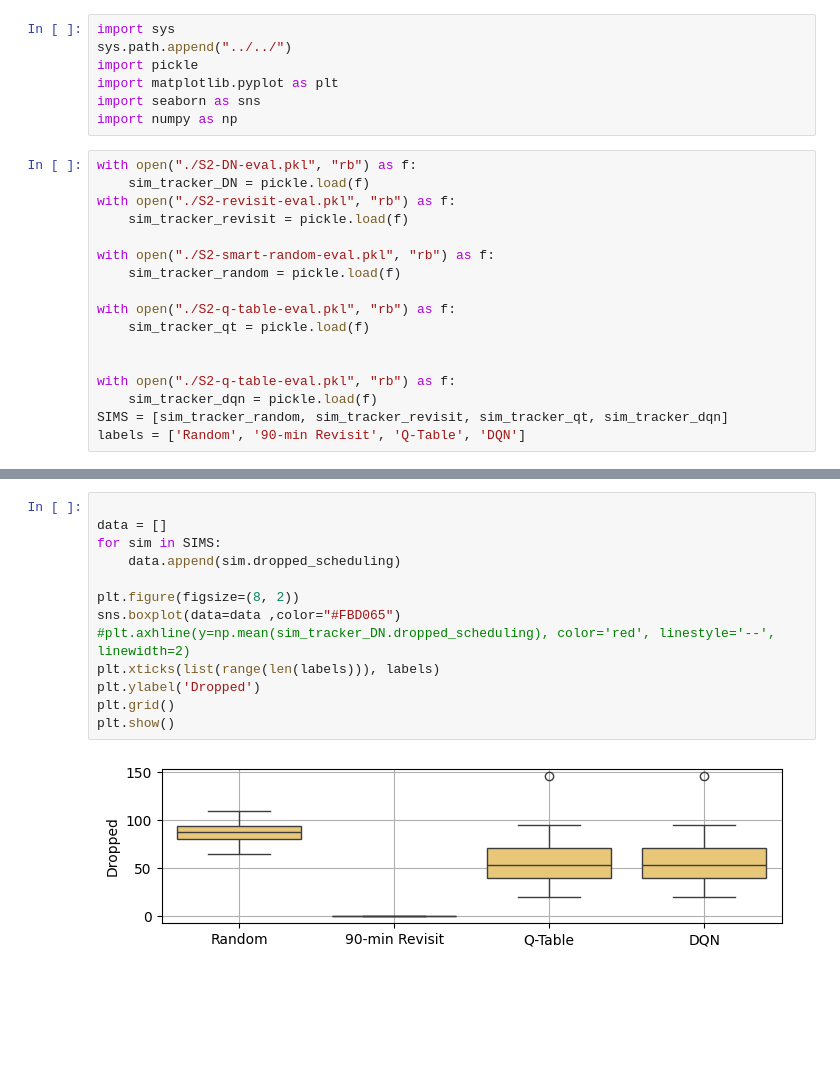
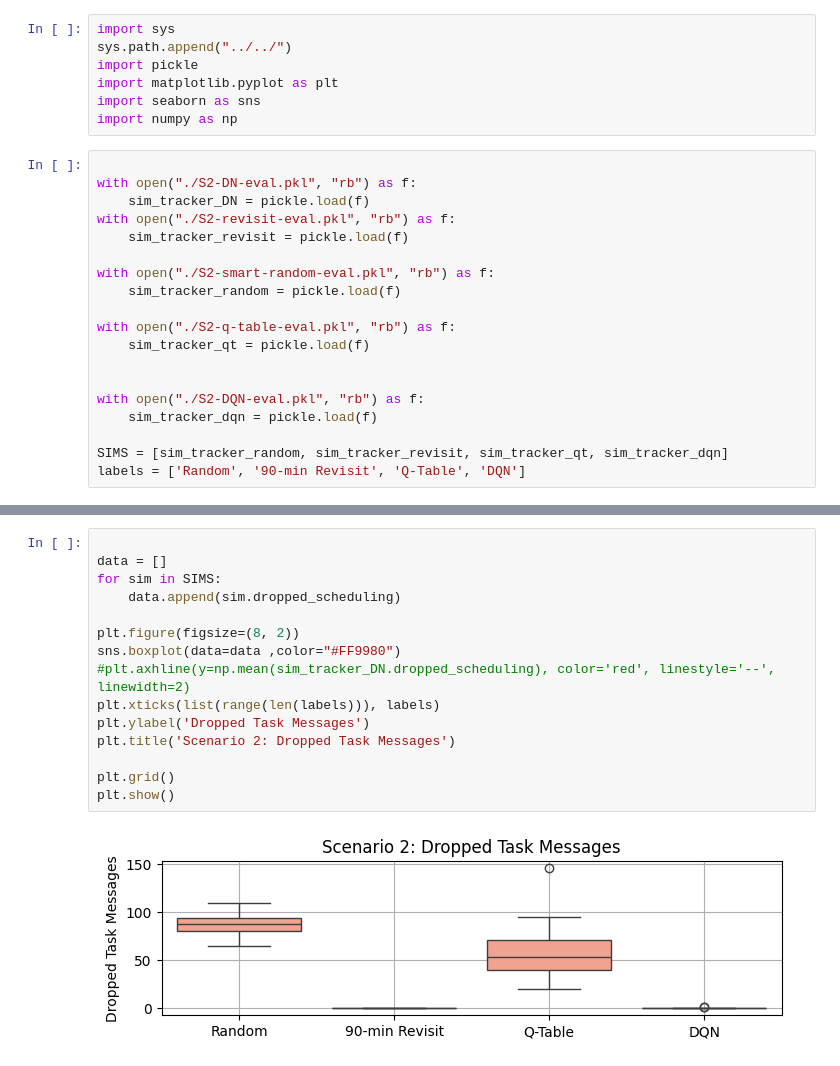
Before and after one commit to tedinspace/ssn-optimization, a Jupyter notebook: scripts/scenario2/results.ipynb, the cells around one changed output, grey strips where cells are left out. Saved outputs shown, nothing was run; the diff lists cells and outputs as text; blank space fills up the shorter version.

```diff
--- a/scripts/scenario2/results.ipynb
+++ b/scripts/scenario2/results.ipynb
@@ -6,6 +6,7 @@ import matplotlib.pyplot as plt
 import seaborn as sns
 import numpy as np
 # %%
+
 with open("./S2-DN-eval.pkl", "rb") as f:
     sim_tracker_DN = pickle.load(f)
 with open("./S2-revisit-eval.pkl", "rb") as f:
@@ -18,8 +19,9 @@ with open("./S2-q-table-eval.pkl", "rb") as f:
     sim_tracker_qt = pickle.load(f)
 
 
-with open("./S2-q-table-eval.pkl", "rb") as f:
+with open("./S2-DQN-eval.pkl", "rb") as f:
     sim_tracker_dqn = pickle.load(f)
+
 SIMS = [sim_tracker_random, sim_tracker_revisit, sim_tracker_qt, sim_tracker_dqn]
 labels = ['Random', '90-min Revisit', 'Q-Table', 'DQN']
 # %%
@@ -57,15 +63,17 @@ plt.show()
 # %%
 
 data = []
 for sim in SIMS:
     data.append(sim.dropped_scheduling)
 
 plt.figure(figsize=(8, 2))
-sns.boxplot(data=data ,color="#FBD065")
+sns.boxplot(data=data ,color="#FF9980")
 #plt.axhline(y=np.mean(sim_tracker_DN.dropped_scheduling), color='red', linestyle='--', linewidth=2)
 plt.xticks(list(range(len(labels))), labels)
-plt.ylabel('Dropped')
+plt.ylabel('Dropped Task Messages')
+plt.title('Scenario 2: Dropped Task Messages')
+
 plt.grid()
 plt.show()
 # %% [output]
-[figure, old version]
+[figure, new version]
```
Also changed, not shown: parts of 2 cells of this notebook, 8 other files.
